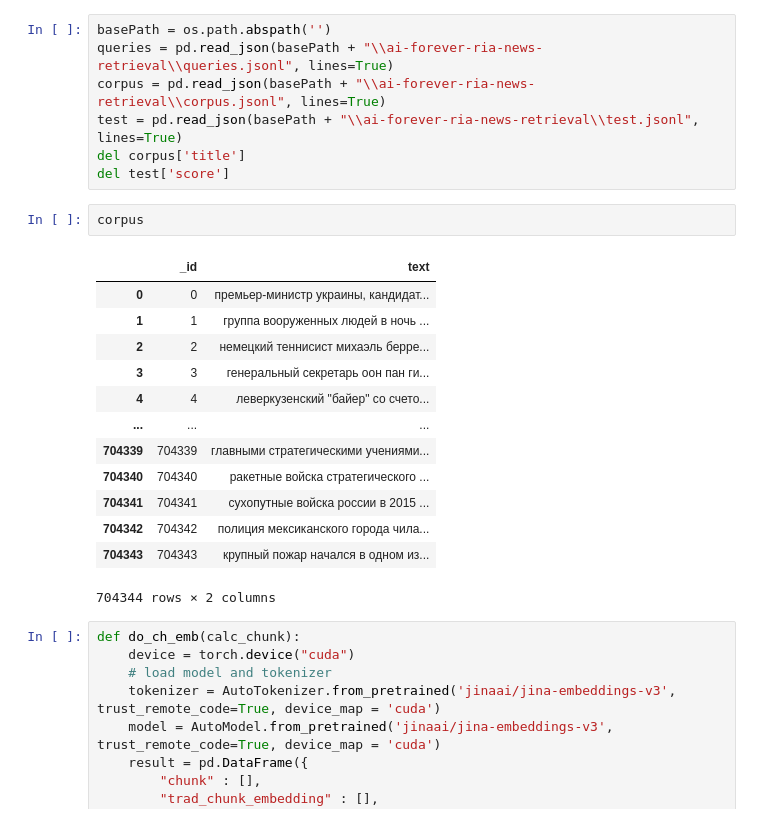
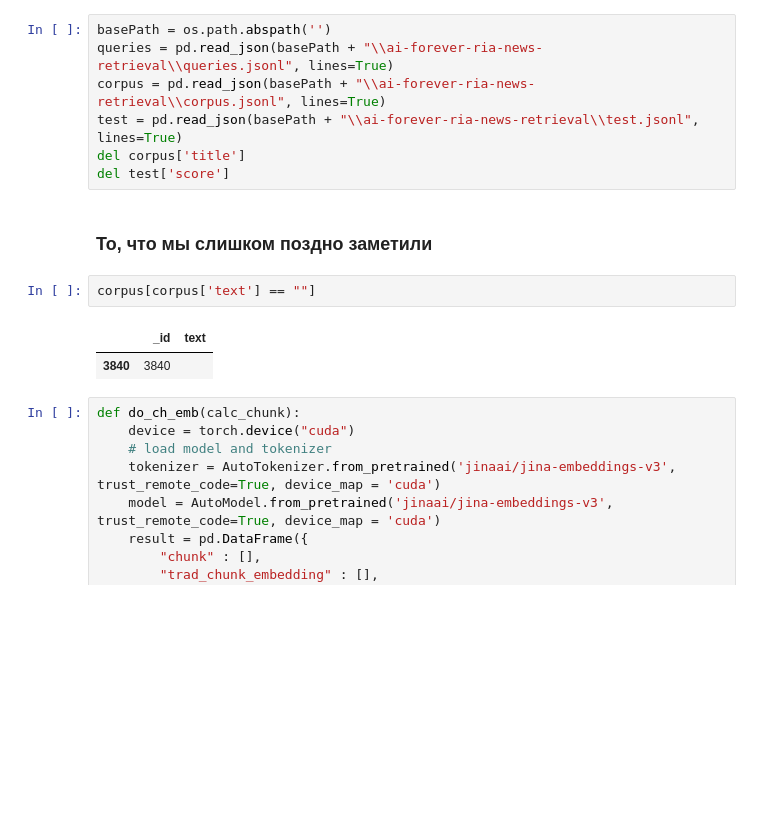
Before and after one commit to NikolaySus/late-chunking-ru, a Jupyter notebook: examples.ipynb, the cells around one changed output. Drawn from its saved outputs; the diff is of its cells as text; blank space fills up the shorter version.

```diff
--- a/examples.ipynb
+++ b/examples.ipynb
@@ -70,22 +70,13 @@ corpus = pd.read_json(basePath + "\\ai-forever-ria-news-retrieval\\corpus.jsonl"
 test = pd.read_json(basePath + "\\ai-forever-ria-news-retrieval\\test.jsonl", lines=True)
 del corpus['title']
 del test['score']
+# %% [markdown]
+### То, что мы слишком поздно заметили
 # %%
-corpus
+corpus[corpus['text'] == ""]
 # %% [output]
 |  | _id | text |
-| 0 | 0 | премьер-министр украины, кандидат... |
-| 1 | 1 | группа вооруженных людей в ночь ... |
-| 2 | 2 | немецкий теннисист михаэль берре... |
-| 3 | 3 | генеральный секретарь оон пан ги... |
-| 4 | 4 | леверкузенский "байер" со счето... |
-| ... | ... | ... |
-| 704339 | 704339 | главными стратегическими учениями... |
-| 704340 | 704340 | ракетные войска стратегического ... |
-| 704341 | 704341 | сухопутные войска россии в 2015 ... |
-| 704342 | 704342 | полиция мексиканского города чила... |
-| 704343 | 704343 | крупный пожар начался в одном из... |
+| 3840 | 3840 |  |
-704344 rows × 2 columns
 # %%
 def do_ch_emb(calc_chunk):
     device = torch.device("cuda")
```
Also changed, not shown: parts of 1 cell of this notebook, 2 other files.
